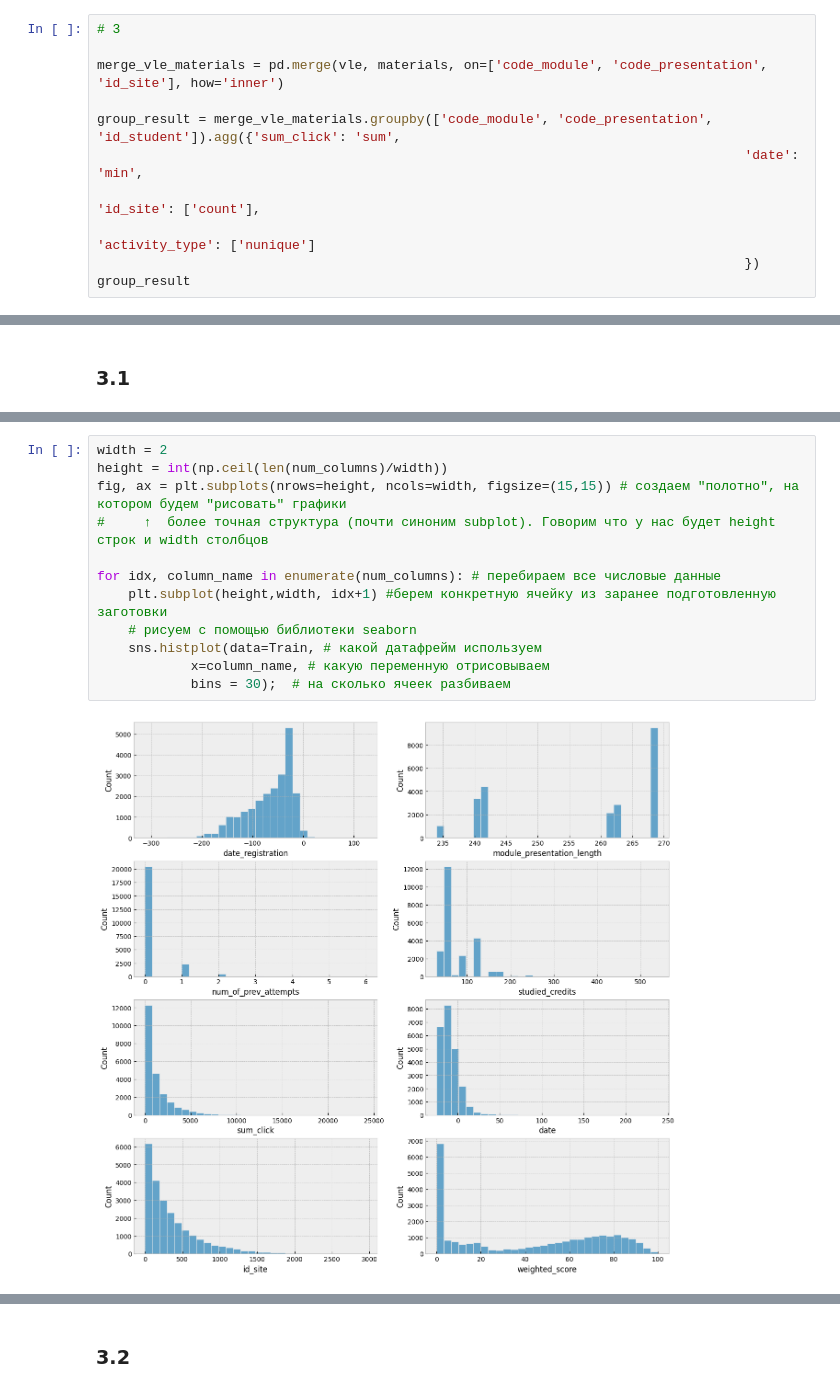
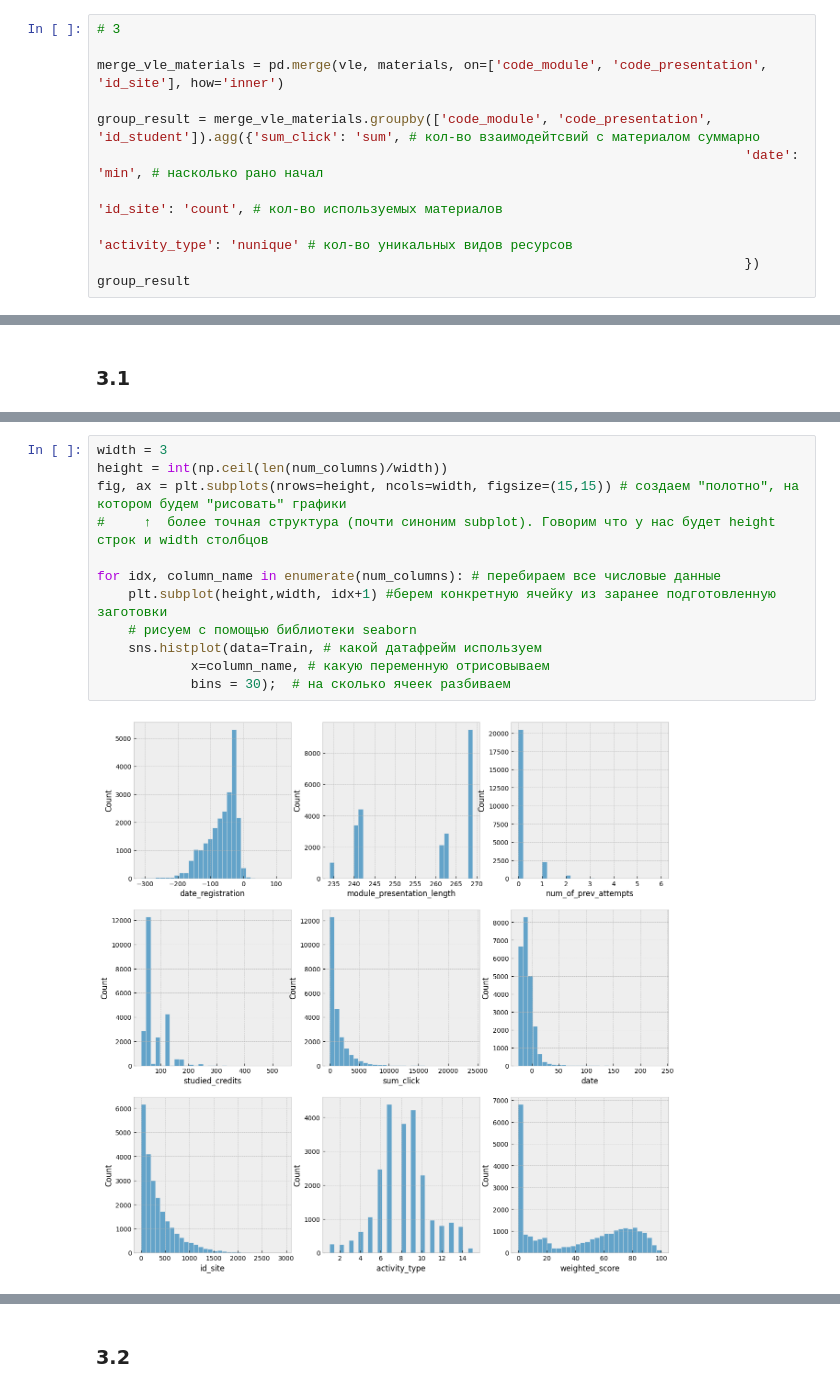
Before and after one commit to AntonGitOrlov/Data_Science, a Jupyter notebook: "Библиотеки_Python_для_работы_с_данными_самостоятельная_работа"_ОрловАВ.ipynb, the cells around one changed output, grey strips where cells are left out. Drawn from its saved outputs; the diff is of its cells as text.

```diff
--- a/"Библиотеки_Python_для_работы_с_данными_самостоятельная_работа"_ОрловАВ.ipynb
+++ b/"Библиотеки_Python_для_работы_с_данными_самостоятельная_работа"_ОрловАВ.ipynb
@@ -375,10 +375,10 @@ vle.head() # Метод .head() - первые 5 строк
 
 merge_vle_materials = pd.merge(vle, materials, on=['code_module', 'code_presentation', 'id_site'], how='inner')
 
-group_result = merge_vle_materials.groupby(['code_module', 'code_presentation', 'id_student']).agg({'sum_click': 'sum',
-                                                                                   'date': 'min',
-                                                                                   'id_site': ['count'],
-                                                                                   'activity_type': ['nunique']
+group_result = merge_vle_materials.groupby(['code_module', 'code_presentation', 'id_student']).agg({'sum_click': 'sum', # кол-во взаимодейтсвий с материалом суммарно
+                                                                                   'date': 'min', # насколько рано начал
+                                                                                   'id_site': 'count', # кол-во используемых материалов
+                                                                                   'activity_type': 'nunique' # кол-во уникальных видов ресурсов
                                                                                    })
 group_result
 # %% [output]
@@ -748,17 +763,17 @@ Train[num_columns].describe()
 | 75% | -29.000000 | 268.000000 | 0.000000 | 90.000000 | 1770.00000 | -4.000000 | ... |
 | max | 124.000000 | 269.000000 | 6.000000 | 540.000000 | 24139.00000 | 238.000000 | ... |
 # %%
-width = 2
+width = 3
 height = int(np.ceil(len(num_columns)/width))
 fig, ax = plt.subplots(nrows=height, ncols=width, figsize=(15,15)) # создаем "полотно", на котором будем "рисовать" графики
 #     ↑  более точная структура (почти синоним subplot). Говорим что у нас будет height строк и width столбцов
 
 for idx, column_name in enumerate(num_columns): # перебираем все числовые данные
     plt.subplot(height,width, idx+1) #берем конкретную ячейку из заранее подготовленную заготовки
     # рисуем с помощью библиотеки seaborn
     sns.histplot(data=Train, # какой датафрейм используем
             x=column_name, # какую переменную отрисовываем
             bins = 30);  # на сколько ячеек разбиваем
 # %% [output]
-[figure, old version]
+[figure, new version]
 # %% [markdown]
```
Also changed, not shown: parts of 39 cells of this notebook.
